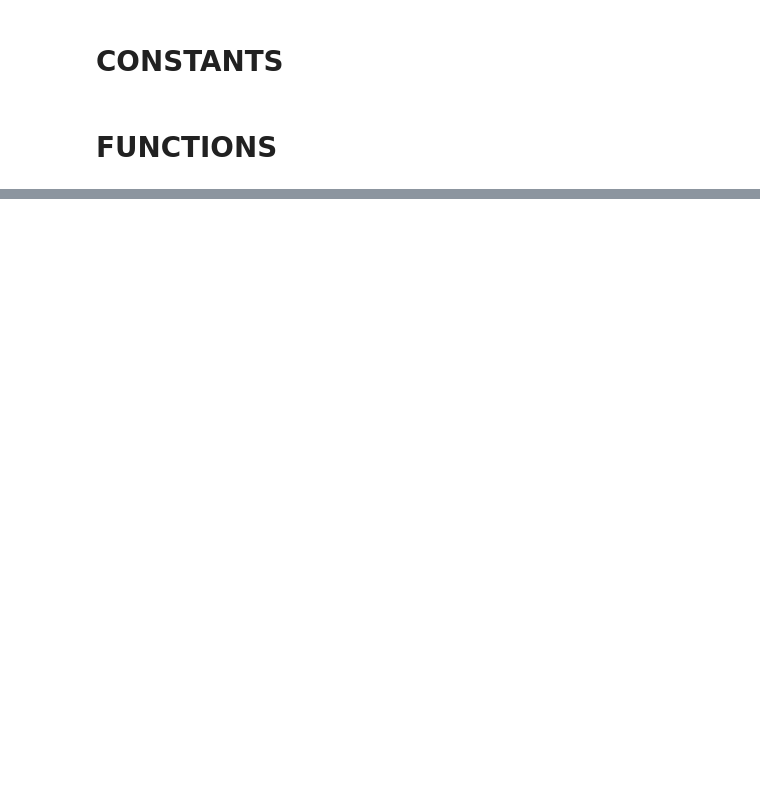
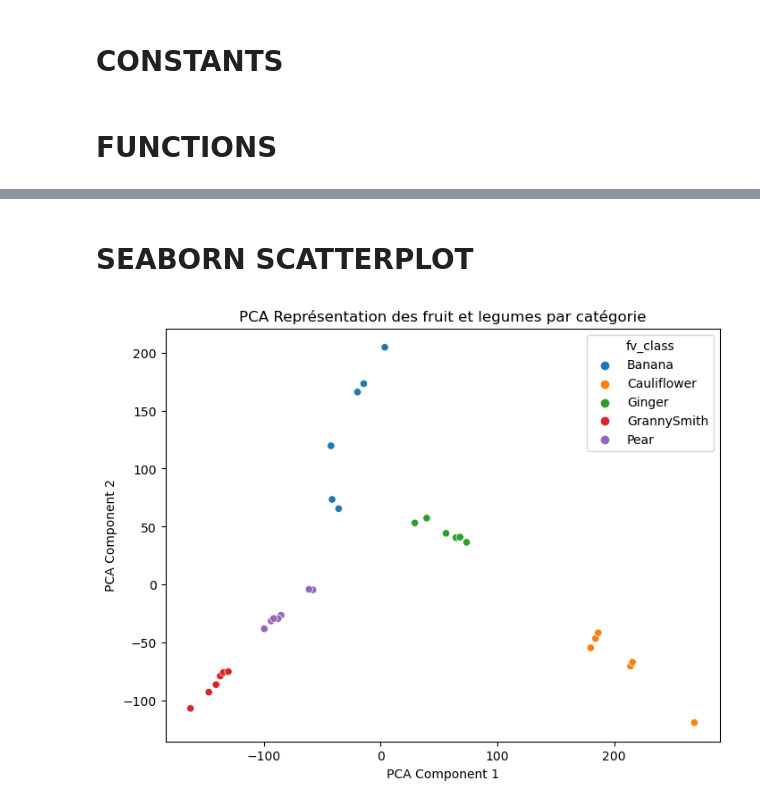
Before and after one commit to TTFrance/Project-08, a Jupyter notebook: oc-p8-modelling.ipynb, the cells around one changed output, grey strips where cells are left out. Cells and saved outputs as stored; diff of their text form; code cells hidden in the pictures; blank space fills up the shorter version.

```diff
--- a/oc-p8-modelling.ipynb
+++ b/oc-p8-modelling.ipynb
@@ -266,0 +149,16 @@ Text(0.5, 1.0, 'Représentation des fv par clusters')
+# %% [markdown]
+# SEABORN SCATTERPLOT
+# %%
+# scatter with seaborn
+
+# start plot
+fig = plt.figure(figsize=(8,6))
+ax = fig.add_subplot(111)
+
+sns.scatterplot(data=df_pca, x=0, y=1, hue='fv_class')
+plt.xlabel('PCA Component 1')
+plt.ylabel('PCA Component 2')
+plt.title('PCA Représentation des fruit et legumes par catégorie')
+plt.show()
+# %% [output]
+[figure, added]
```
Also changed, not shown: parts of 31 cells of this notebook, 1 other file.
